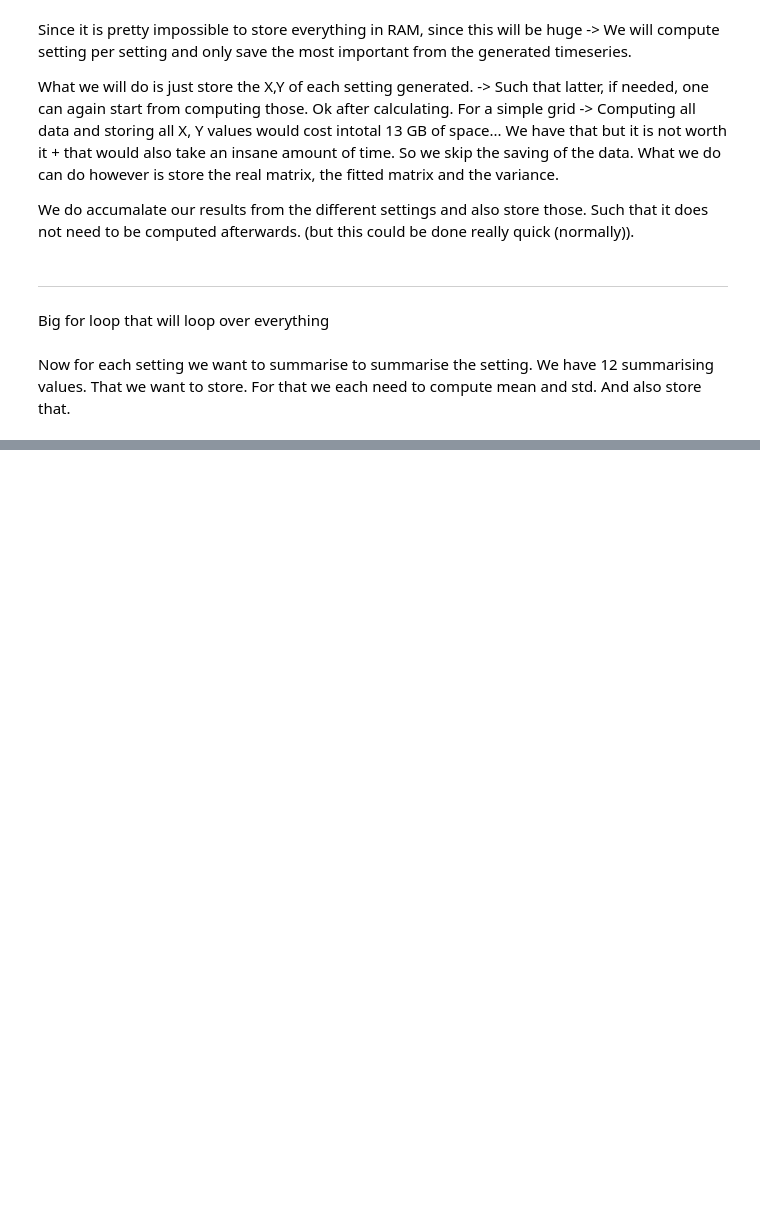
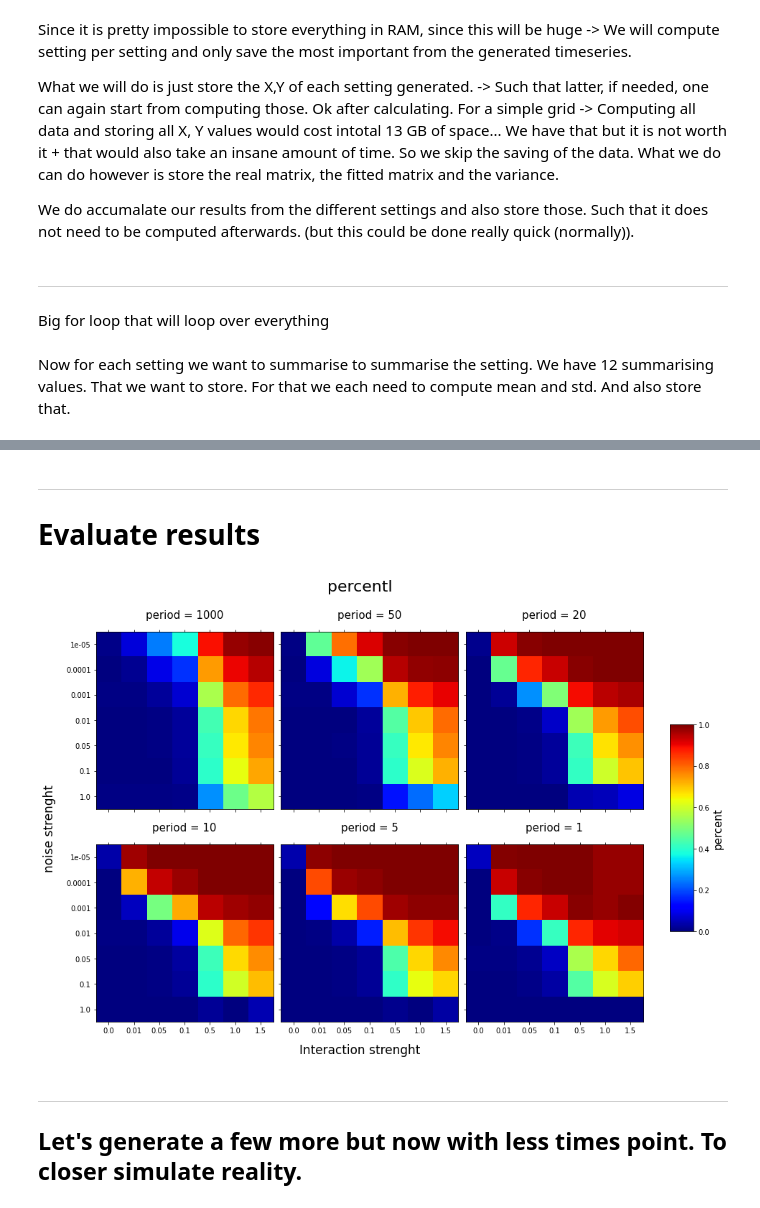
Before and after one commit to ltuijnder/MasterThesis, a Jupyter notebook: PostFWO/ExploreFit.ipynb, the cells around one changed output, grey strips where cells are left out. Cells and saved outputs as stored; diff of their text form; code cells hidden in the pictures; blank space fills up the shorter version.

```diff
--- a/PostFWO/ExploreFit.ipynb
+++ b/PostFWO/ExploreFit.ipynb
@@ -168,3 +169,52 @@ def saveAndStoreSummary(c,S,p):
     np.save(p+"STDavgS.npy",STDavgS)
     np.save(p+"STDavgI.npy",STDavgI)
     np.save(p+"STDavgWAvg.npy",STDavgWAvg)
+# %% [markdown]
+-------
+# Evaluate results
+# %%
+def plotResults(mode="Matrix",variable = "percent",section="I"):
+    MeanData = np.load("DataStorage/Series1/MEAN"+variable+section+".npy")
+    StdData = np.load("DataStorage/Series1/STD"+variable+section+".npy")
+
+    if mode=="Matrix":
+        fig, axs = plt.subplots(nrows=2, ncols=3, sharex=True, sharey=True, figsize=(15,10))
+        fig.suptitle(f"{variable}{section}", fontsize=22)
+
+        # Plot the data
+        for i, ax in enumerate(np.array(axs).flatten()):
+            if variable=="percent":
+                im = ax.matshow(MeanData[i],cmap="jet",vmin=0, vmax=1)
+            else:
+                im = ax.matshow(MeanData[i],cmap="jet",vmin=0, vmax=6)
+            ax.set_title(f"period = {pertu[i]}",fontsize=15)
+
+        # set tick labels correct
+        rightSideAxes = (axs[0][0],axs[1][0])
+        lowerSideAxes = (axs[1][0],axs[1][1],axs[1][2])
+        for ax in rightSideAxes:
+            ax.set_yticks(np.arange(7))
+            ax.set_yticklabels(labels=noiseStrength)
+            pass
+        for ax in lowerSideAxes:
+            ax.set_xticks(np.arange(7))
+            ax.set_xticklabels(labels=interStength)
+            ax.tick_params(axis="x", bottom=True, top=True, labelbottom=True, labeltop=False)
+        # Add x and Y label
+        fig.text(0.5,0.07, "Interaction strenght", ha="center", va="center",fontsize=17)
+        fig.text(0.1,0.5, "noise strenght", ha="center", va="center", rotation=90,fontsize=17)
+
+        # Add color bar
+        cax = fig.add_axes([0.9, 0.3, 0.03, 0.4])
+        cbar = fig.colorbar(im, cax=cax)
+        cbar.set_label(variable,fontsize=15)
+
+        # adjust space between pltos
+        plt.subplots_adjust( wspace=-0.2, hspace=None)
+# %%
+plotResults(variable="percent",section="I")
+# %% [output]
+[figure, added]
+# %% [markdown]
+------
+## Let's generate a few more but now with less times point. To closer simulate reality.
```
Also changed, not shown: parts of 16 cells of this notebook, 2 other files.
